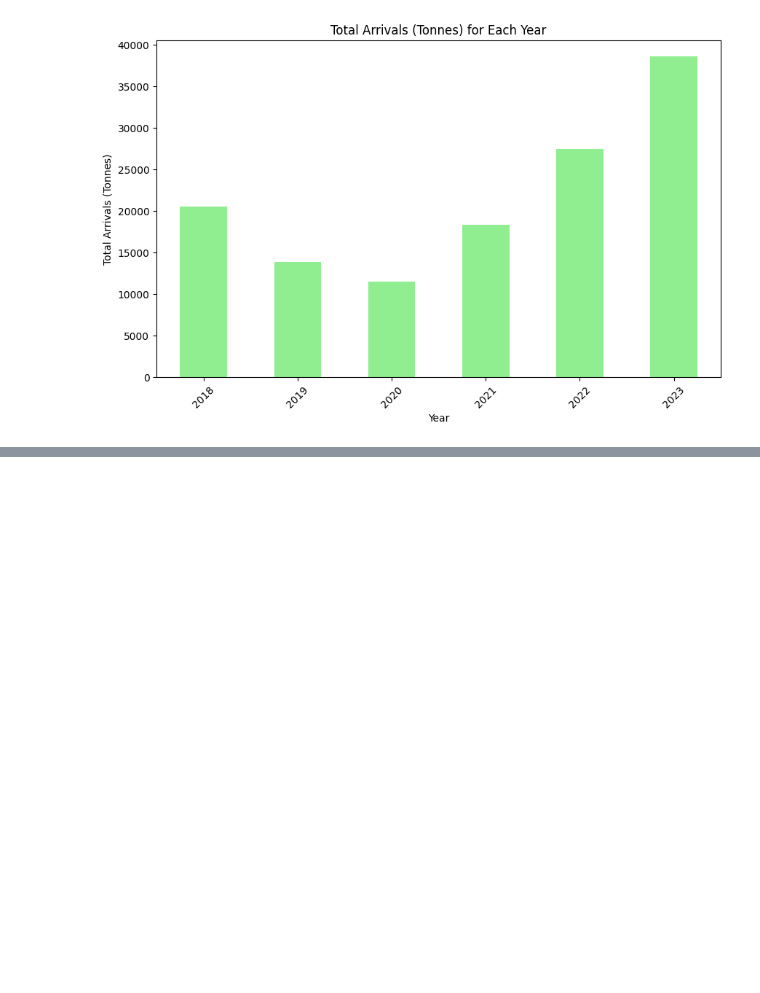
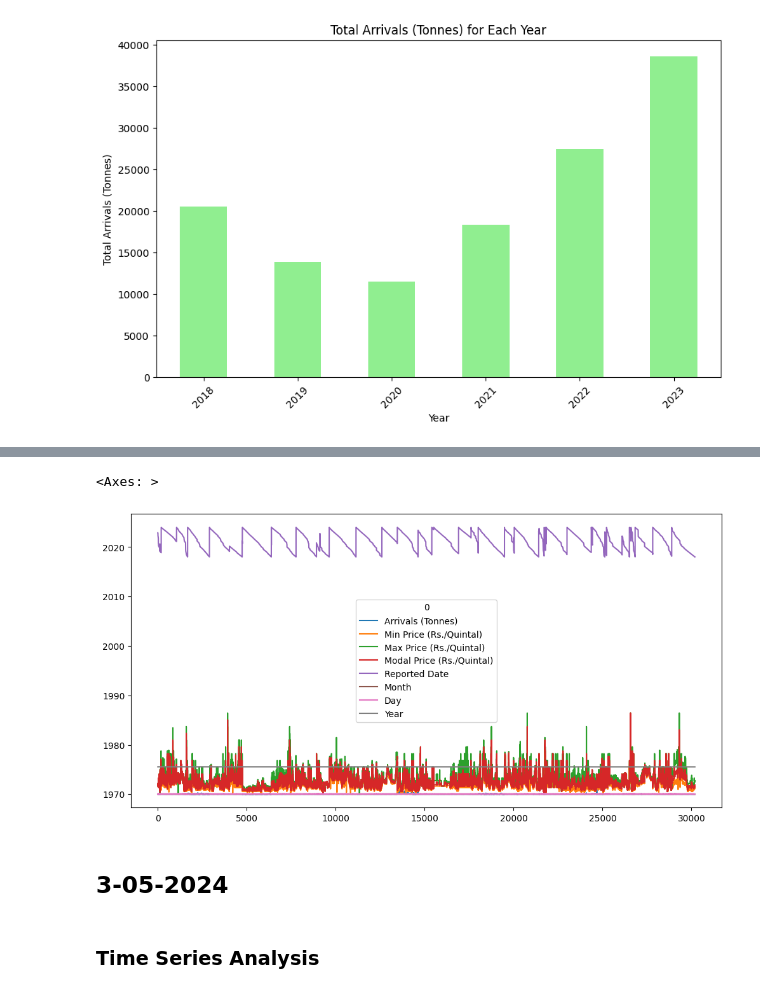
Before and after one commit to Abuthalib/AGRIMARK, a Jupyter notebook: Cabbage_Agmark_MP.ipynb, the cells around one changed output, grey strips where cells are left out. Cells and saved outputs as stored; diff of their text form; code cells hidden in the pictures; blank space fills up the shorter version.

```diff
--- a/Cabbage_Agmark_MP.ipynb
+++ b/Cabbage_Agmark_MP.ipynb
@@ -867,6 +867,7 @@ df['Reported Date'] = pd.to_datetime(df['Reported Date'])
 
 df['Month'] = df['Reported Date'].dt.month
 
+df['Day'] = df['Reported Date'].dt.day
 
 monthly_prices = df[df['Variety'] == 'Cabbage'].groupby('Month')['Modal Price (Rs./Quintal)'].sum()
 
@@ -931,0 +949,9 @@ plt.show()
+# %%
+df.plot(figsize=(12,6))
+# %% [output]
+<Axes: >
+[figure, added]
+# %% [markdown]
+## 3-05-2024
+# %% [markdown]
+### Time Series Analysis
```
Also changed, not shown: parts of 19 cells of this notebook.
